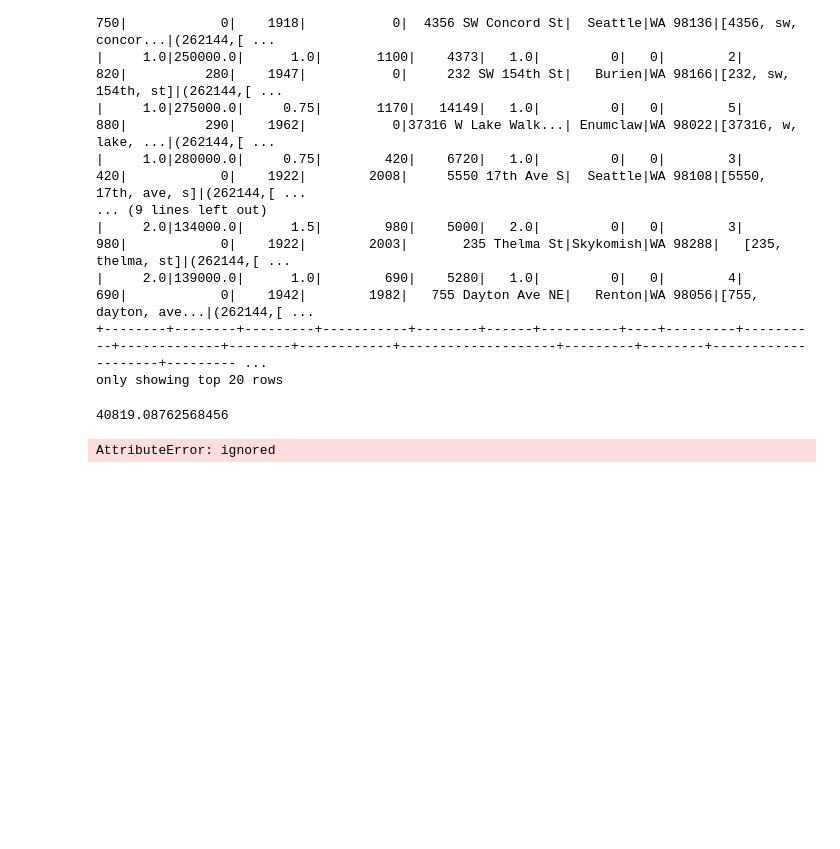
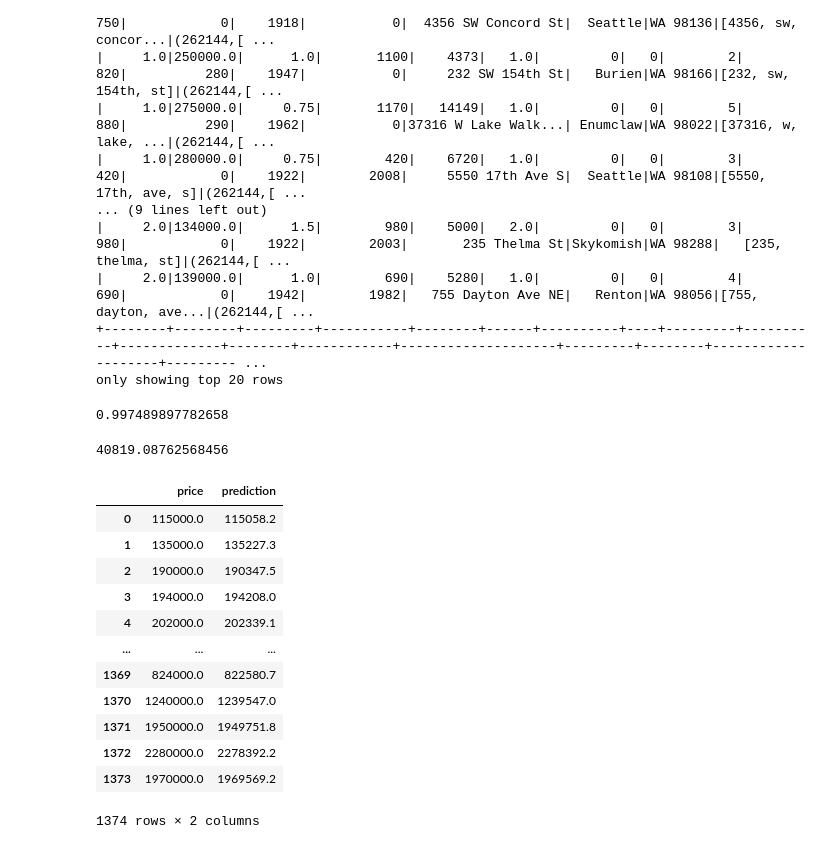
Before and after one commit to typaint/big-data-final-project, a Jupyter notebook: modeling/Housing_Price_Prediction.ipynb, the cells around one changed output. Drawn from its saved outputs; the diff is of its cells as text; code cells hidden in the pictures; blank space fills up the shorter version.

```diff
--- a/modeling/Housing_Price_Prediction.ipynb
+++ b/modeling/Housing_Price_Prediction.ipynb
@@ -40,7 +40,7 @@ drive.mount('/content/drive')
 Mounted at /content/drive
 # %%
 import os
-cur_path = "/content/drive/My Drive/big_data/final_project/"
+cur_path = "/content/drive/MyDrive/final_project/"
 # %%
 from pyspark.sql import SparkSession
 spark = SparkSession.builder.appName('final').getOrCreate()
@@ -247,16 +266,30 @@ only showing top 20 rows
 from pyspark.ml.evaluation import RegressionEvaluator
 evaluator = RegressionEvaluator(labelCol='price')
 evaluator.setPredictionCol("prediction")
-evaluator.evaluate(prediction, {evaluator.metricName: "r2"})
+print(evaluator.evaluate(prediction, {evaluator.metricName: "r2"}))
 evaluator.evaluate(prediction, {evaluator.metricName: "rmse"})
 # %% [output]
-40819.08762568456
+0.997489897782658
+40819.08762568456
-# %%
-df_transformed.lrModel()
-# %% [output]
-AttributeError: ignored
 # %%
 df=prediction.select('price','prediction').toPandas()
+# %%
+df["prediction"] = df["prediction"].round(1)
+df
+# %% [output]
+|  | price | prediction |
+| 0 | 115000.0 | 115058.2 |
+| 1 | 135000.0 | 135227.3 |
+| 2 | 190000.0 | 190347.5 |
+| 3 | 194000.0 | 194208.0 |
+| 4 | 202000.0 | 202339.1 |
+| ... | ... | ... |
+| 1369 | 824000.0 | 822580.7 |
+| 1370 | 1240000.0 | 1239547.0 |
+| 1371 | 1950000.0 | 1949751.8 |
+| 1372 | 2280000.0 | 2278392.2 |
+| 1373 | 1970000.0 | 1969569.2 |
+1374 rows × 2 columns
 # %%
 df['residuals']= ((df['price']-df['prediction']))
 # %%
```
Also changed, not shown: parts of 14 cells of this notebook.
